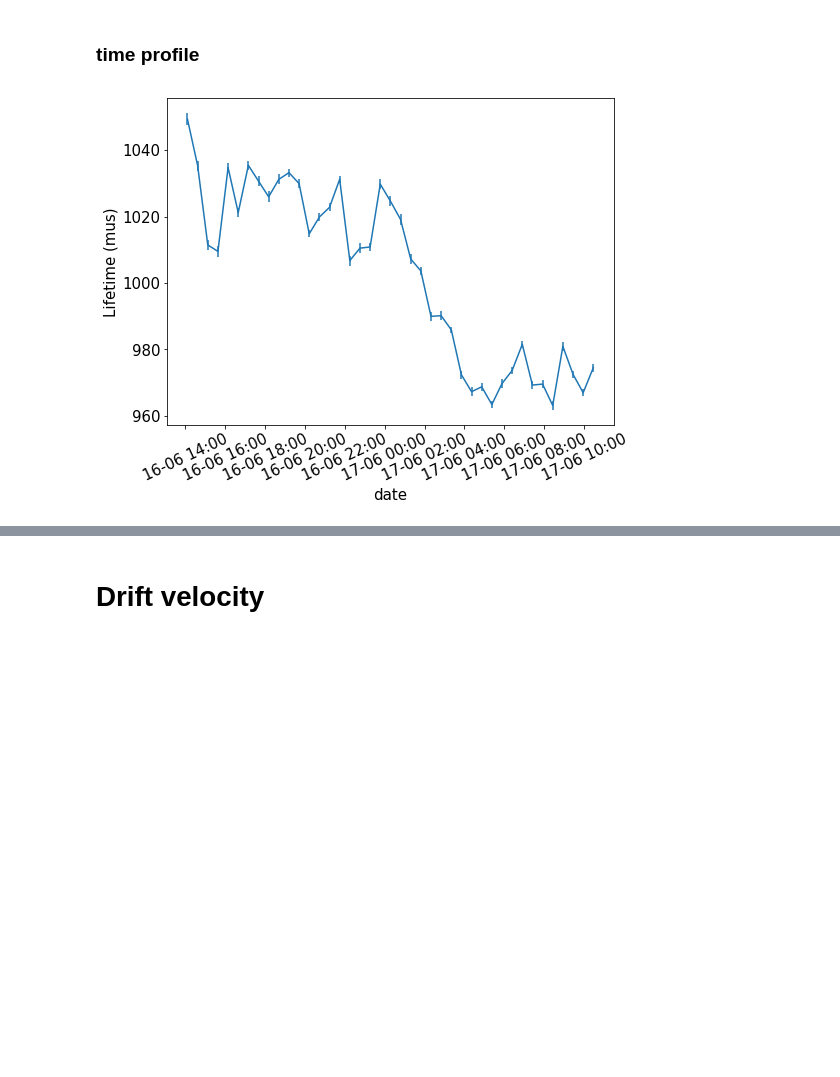
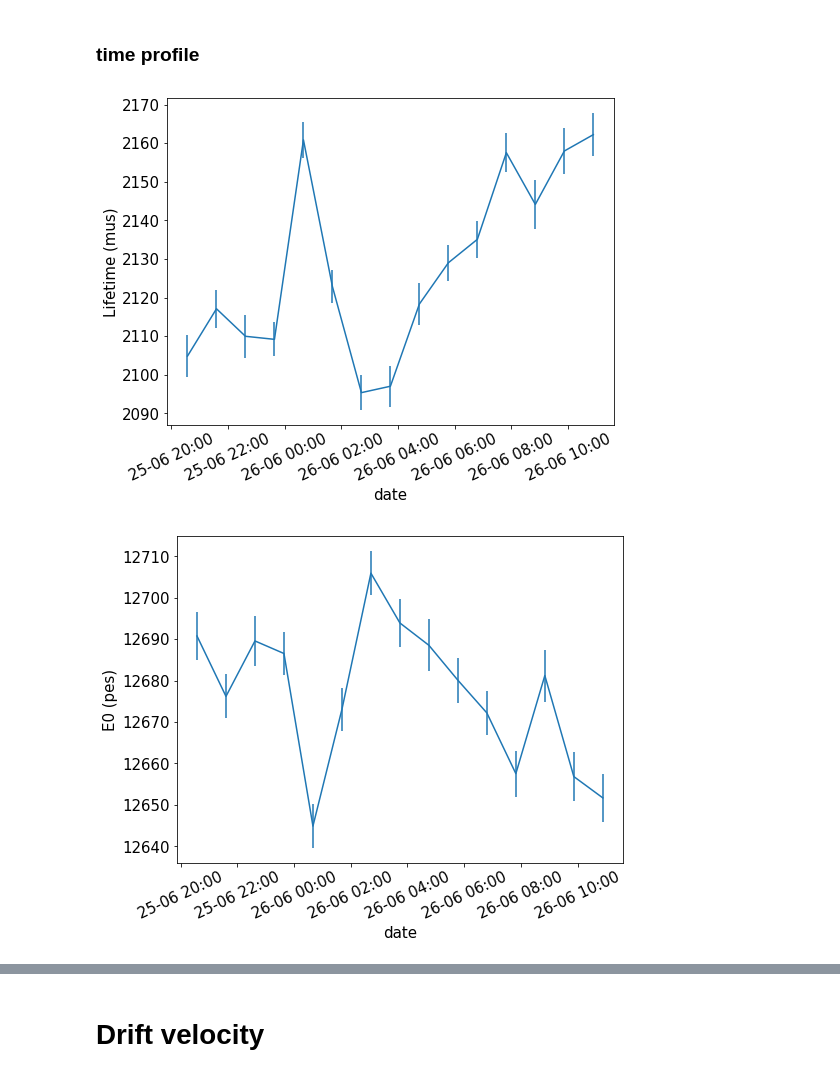
Before and after one commit to bpalmeiro/ICARO, a Jupyter notebook: icaro/Lifetime_monitoring/Kr_lifetime.ipynb, the cells around one changed output, grey strips where cells are left out. Saved outputs shown, nothing was run; the diff lists cells and outputs as text; code cells hidden in the pictures; blank space fills up the shorter version.

```diff
--- a/icaro/Lifetime_monitoring/Kr_lifetime.ipynb
+++ b/icaro/Lifetime_monitoring/Kr_lifetime.ipynb
@@ -1,7 +1,7 @@
 # %% [markdown]
 # Notebook configuration
 # %%
-run_number    = 5863
+run_number    = 5919
 save_plots    = True
 plots_format  = "pdf"
 outputfolder  = "plots/{}/".format(run_number)
@@ -16,12 +16,12 @@ Rrange        =     0, max(XYrange)
 Erange_raw    =   3e3, 15e3
 
 E0guess       = 13e3
-Ltguess       = 1000
+Ltguess       = 2200
 R_fiducial    = 50
 Z_fiducial    = 10 , 570
 Zrange_DV     = 500, 600
 nslices       = 20
-nStimeprofile = 1800
+nStimeprofile = 3600
 # %%
 import os
 import glob
@@ -175,13 +178,11 @@ data = data.sort_values('event')
 tstart = data.time.values[ 0]
 tfinal = data.time.values[-1]
 
-nStimeprofile
-
 ntimebins = int( np.floor( ( tfinal - tstart) / nStimeprofile) )
 ntimebins = np.max([ntimebins, 1])
 
 tbins = np.linspace( tstart, tfinal, ntimebins+1)
-time, lt, elt = [], [], []
+time, lt, elt, e0, ee0, efb, eefb, chi2 = [], [], [], [], [], [], [], []
 
 for t in range(ntimebins):
     data_time = data[coref.in_range(data.time, tbins[t], tbins[t+1])]
@@ -193,36 +194,76 @@ for t in range(ntimebins):
         data_   = data_time[coref.in_range(data_time.Z.values, Zbins[i], Zbins[i+1])]
         E_zcorr = data_.S2e.values
 
         y, x    = np.histogram(E_zcorr, 50, range=Erange_raw)
         x       = shift_to_bin_centers(x)
-        seed = 1e4,  E0guess*Zcorr(zpos).value, 100
+        seed = 1e4,  E0mean*Zcorr(zpos).value, 100
         f    = fitf.fit(fitf.gauss, x, y, seed, fit_range=Erange_raw)
         Z_drift_data.append([f.values[1],f.errors[1]])
     x, y, u_y = map(np.array, [Zbins, *zip(*Z_drift_data)])
     x = shift_to_bin_centers(x)
 
-    #plt.figure()
-    #hist2d(data_time.Z, data_time.S2e, (100, 50), range=(Zrange, Erange_raw))
-    #plt.errorbar(x,y)
 
     seed = E0mean, Ltmean
     f    = fitf.fit(fitf.expo, x, y, seed, fit_range=Z_fiducial, sigma=u_y)
     time.append(np.mean([tbins[t],tbins[t+1]]))
     lt  .append(-f.values[1])
-    elt .append(-f.errors[1])
+    elt .append(f.errors[1])
+    efb .append(Z_drift_data[0][0])
+    eefb.append(Z_drift_data[0][1])
+    e0  .append(f.values[0])
+    ee0 .append(f.errors[0])
+    chi2.append(f.chi2)
+
 
 
 time_ = list(map(datetime.datetime.fromtimestamp, time))
 
 plt.figure()
 ax=plt.gca()
 xfmt = md.DateFormatter('%d-%m %H:%M')
 ax.xaxis.set_major_formatter(xfmt)
 
 plt.errorbar(time_, lt, elt)
 plt.xlabel('date')
 plt.ylabel('Lifetime (mus)')
 plt.xticks( rotation=25 )
 save("LifetimevsDate")
+
+
+plt.figure()
+ax=plt.gca()
+xfmt = md.DateFormatter('%d-%m %H:%M')
+ax.xaxis.set_major_formatter(xfmt)
+
+plt.errorbar(time_, e0, ee0)
+plt.xlabel('date')
+plt.ylabel('E0 (pes)')
+plt.xticks( rotation=25 )
+save("Ez0vsDate")
+
+
+plt.figure()
+ax=plt.gca()
+xfmt = md.DateFormatter('%d-%m %H:%M')
+ax.xaxis.set_major_formatter(xfmt)
+
+plt.errorbar(time_, efb, eefb)
+plt.xlabel('date')
+plt.ylabel('E first bin (pes)')
+plt.xticks( rotation=25 )
+save("EfirstbinvsDate")
+
+
+plt.figure()
+ax=plt.gca()
+xfmt = md.DateFormatter('%d-%m %H:%M')
+ax.xaxis.set_major_formatter(xfmt)
+
+plt.errorbar(time_, chi2, 0)
+plt.xlabel('date')
+plt.ylabel('chi2')
+plt.xticks( rotation=25 )
+save("Chi2vsDate")
 # %% [output]
-[figure, old version]
+[figure, new version]
+[figure, added]
```
Also changed, not shown: parts of 8 cells of this notebook.
